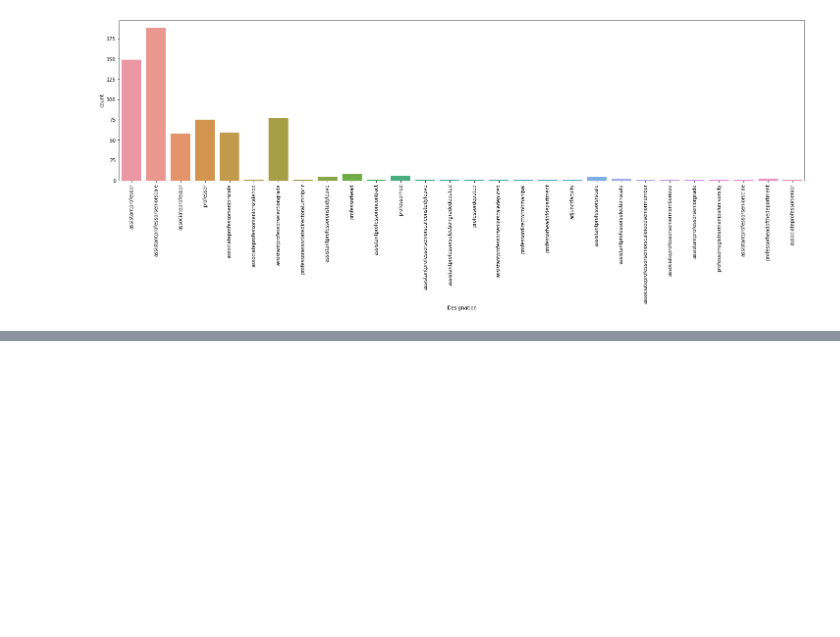
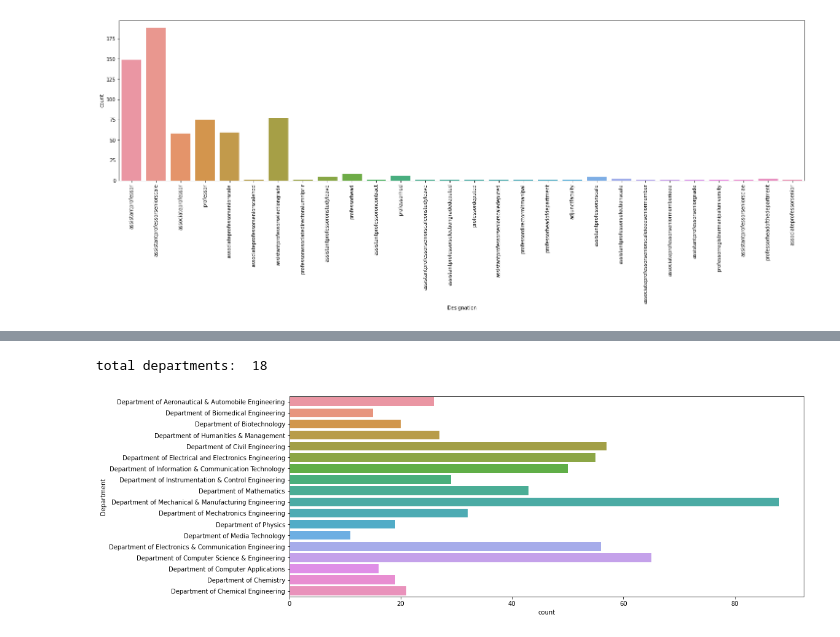
Before and after one commit to dhanusrikar/CarmelSolutions_Internship, a Jupyter notebook: mit_faculty_data_viz.ipynb, the cells around one changed output, grey strips where cells are left out. Cells and saved outputs as stored; diff of their text form; code cells hidden in the pictures; blank space fills up the shorter version.

```diff
--- a/mit_faculty_data_viz.ipynb
+++ b/mit_faculty_data_viz.ipynb
@@ -182,0 +183,8 @@ total departments:  6
+# %%
+plt.subplots(figsize=(15, 6))
+sns.countplot(y=df['Department'])
+x = yticks()
+print("total departments: ", len(x[1]))
+# %% [output]
+total departments:  18
+[figure, added]
```
Also changed, not shown: parts of 2 cells of this notebook.
